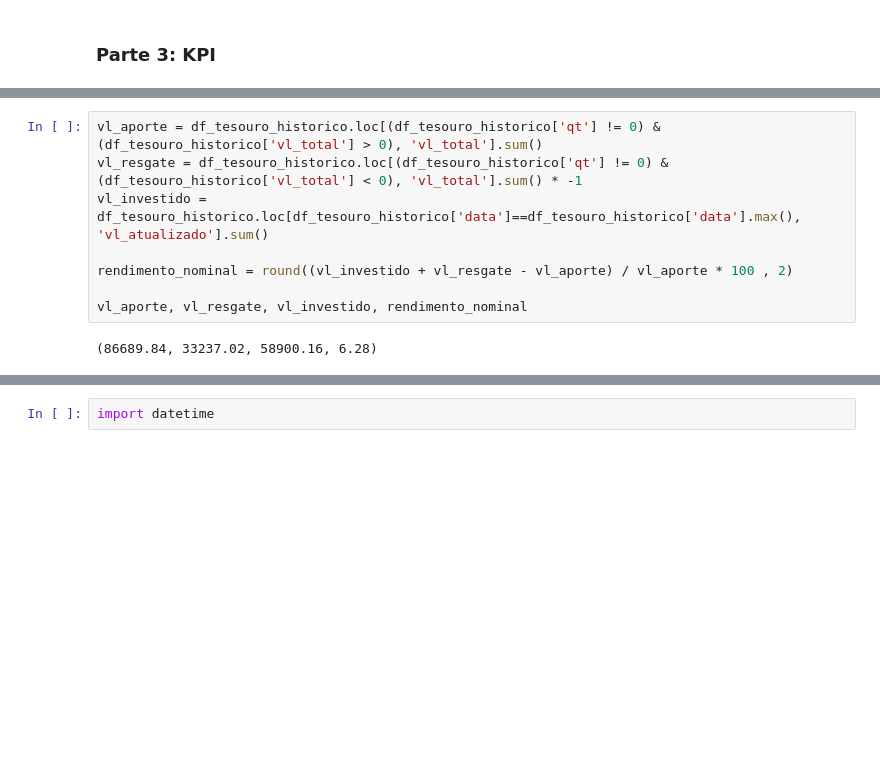
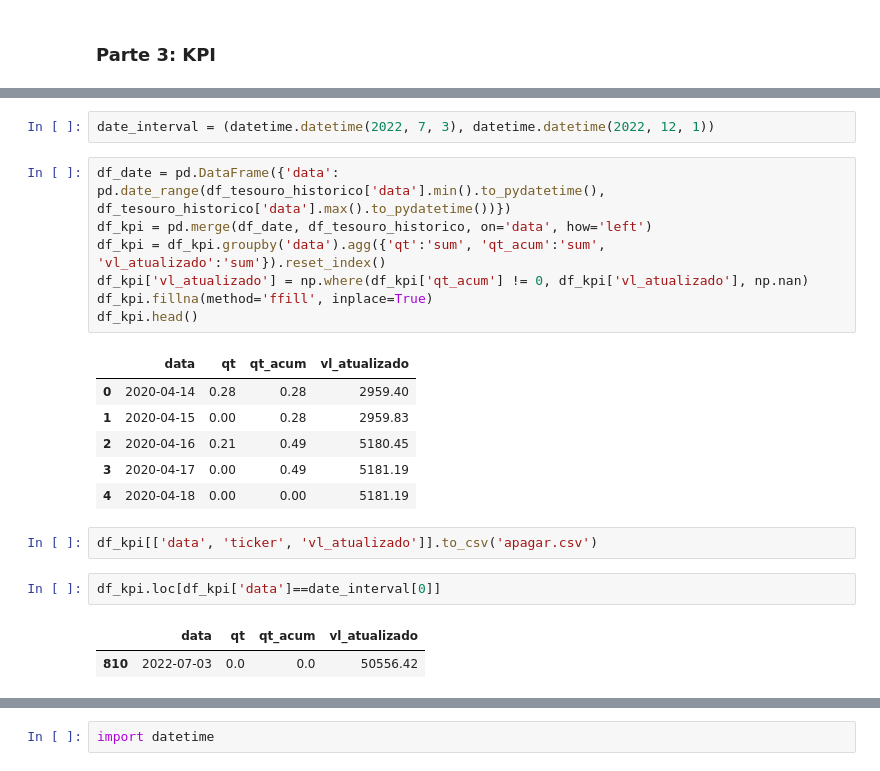
Before and after one commit to rknagao/b3-report, a Jupyter notebook: src/manutencao.ipynb, the cells around one changed output, grey strips where cells are left out. Cells and saved outputs as stored; diff of their text form; blank space fills up the shorter version.

```diff
--- a/src/manutencao.ipynb
+++ b/src/manutencao.ipynb
@@ -193,10 +189,23 @@ df_tesouro_historico.head()
-# %%
-vl_aporte = df_tesouro_historico.loc[(df_tesouro_historico['qt'] != 0) & (df_tesouro_historico['vl_total'] > 0), 'vl_total'].sum()
-vl_resgate = df_tesouro_historico.loc[(df_tesouro_historico['qt'] != 0) & (df_tesouro_historico['vl_total'] < 0), 'vl_total'].sum() * -1
-vl_investido = df_tesouro_historico.loc[df_tesouro_historico['data']==df_tesouro_historico['data'].max(), 'vl_atualizado'].sum()
-
-rendimento_nominal = round((vl_investido + vl_resgate - vl_aporte) / vl_aporte * 100 , 2)
-
-vl_aporte, vl_resgate, vl_investido, rendimento_nominal
-# %% [output]
-(86689.84, 33237.02, 58900.16, 6.28)
+# %%
+date_interval = (datetime.datetime(2022, 7, 3), datetime.datetime(2022, 12, 1))
+# %%
+df_date = pd.DataFrame({'data': pd.date_range(df_tesouro_historico['data'].min().to_pydatetime(), df_tesouro_historico['data'].max().to_pydatetime())})
+df_kpi = pd.merge(df_date, df_tesouro_historico, on='data', how='left')
+df_kpi = df_kpi.groupby('data').agg({'qt':'sum', 'qt_acum':'sum',  'vl_atualizado':'sum'}).reset_index()
+df_kpi['vl_atualizado'] = np.where(df_kpi['qt_acum'] != 0, df_kpi['vl_atualizado'], np.nan)
+df_kpi.fillna(method='ffill', inplace=True)
+df_kpi.head()
+# %% [output]
+|  | data | qt | qt_acum | vl_atualizado |
+| 0 | 2020-04-14 | 0.28 | 0.28 | 2959.40 |
+| 1 | 2020-04-15 | 0.00 | 0.28 | 2959.83 |
+| 2 | 2020-04-16 | 0.21 | 0.49 | 5180.45 |
+| 3 | 2020-04-17 | 0.00 | 0.49 | 5181.19 |
+| 4 | 2020-04-18 | 0.00 | 0.00 | 5181.19 |
+# %%
+df_kpi[['data', 'ticker', 'vl_atualizado']].to_csv('apagar.csv')
+# %%
+df_kpi.loc[df_kpi['data']==date_interval[0]]
+# %% [output]
+|  | data | qt | qt_acum | vl_atualizado |
+| 810 | 2022-07-03 | 0.0 | 0.0 | 50556.42 |
```
Also changed, not shown: parts of 8 cells of this notebook, 4 other files.
